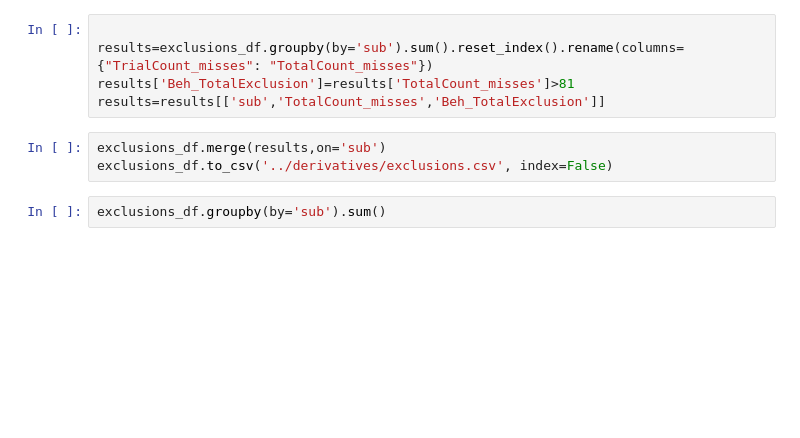
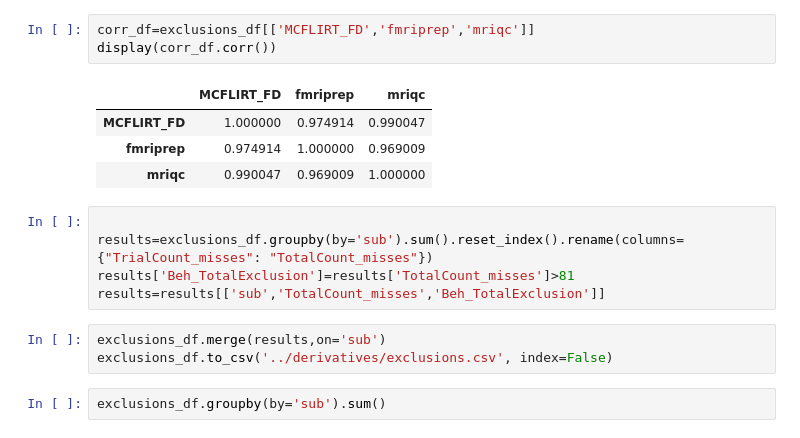
Before and after one commit to DVS-Lab/rf1-sequence-pilot, a Jupyter notebook: code/Dev_IDOutlier.ipynb, the cells around one changed output. Cells and saved outputs as stored; diff of their text form; blank space fills up the shorter version.

```diff
--- a/code/Dev_IDOutlier.ipynb
+++ b/code/Dev_IDOutlier.ipynb
@@ -92,3 +102,11 @@ np.mean(FD)
+# %%
+corr_df=exclusions_df[['MCFLIRT_FD','fmriprep','mriqc']]
+display(corr_df.corr())
+# %% [output]
+|  | MCFLIRT_FD | fmriprep | mriqc |
+| MCFLIRT_FD | 1.000000 | 0.974914 | 0.990047 |
+| fmriprep | 0.974914 | 1.000000 | 0.969009 |
+| mriqc | 0.990047 | 0.969009 | 1.000000 |
 # %%
 
 results=exclusions_df.groupby(by='sub').sum().reset_index().rename(columns={"TrialCount_misses": "TotalCount_misses"})
```
Also changed, not shown: parts of 6 cells of this notebook, 52 other files.
